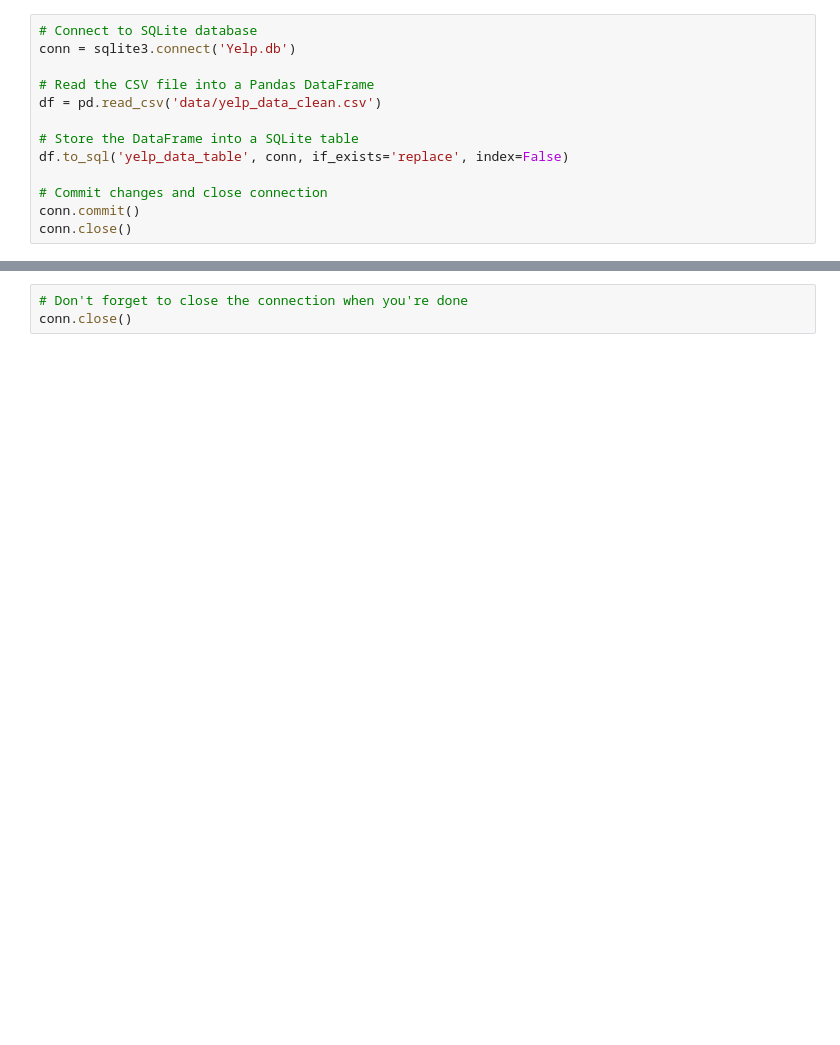
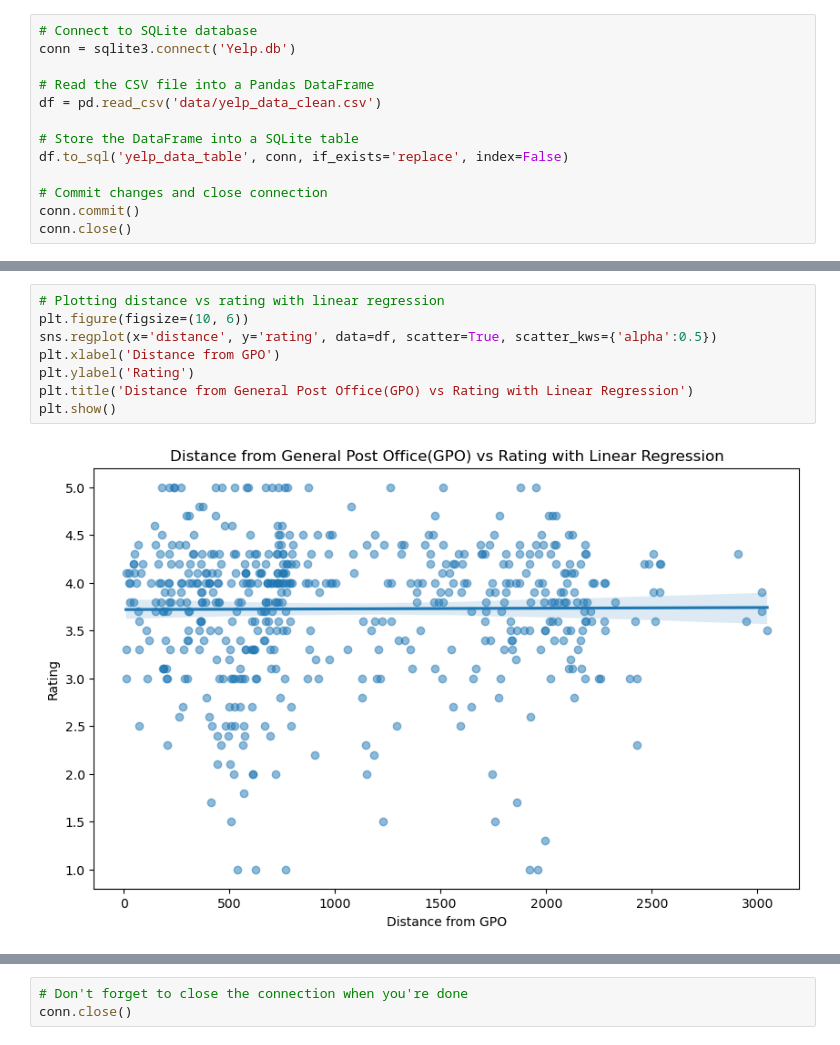
Before and after one commit to Shivabajelan/Perth-Restaurant-Explorer-Mapping-Insights-Analysing-Trends, a Jupyter notebook: database_operation_and_visualisation.ipynb, the cells around one changed output, grey strips where cells are left out. Cells and saved outputs as stored; diff of their text form; blank space fills up the shorter version.

```diff
--- a/database_operation_and_visualisation.ipynb
+++ b/database_operation_and_visualisation.ipynb
@@ -36,0 +128,10 @@ data_for_visualisation.head()
+# %%
+# Plotting distance vs rating with linear regression
+plt.figure(figsize=(10, 6))
+sns.regplot(x='distance', y='rating', data=df, scatter=True, scatter_kws={'alpha':0.5})
+plt.xlabel('Distance from GPO')
+plt.ylabel('Rating')
+plt.title('Distance from General Post Office(GPO) vs Rating with Linear Regression')
+plt.show()
+# %% [output]
+[figure, added]
```
Also changed, not shown: parts of 11 cells of this notebook, 3 other files.
